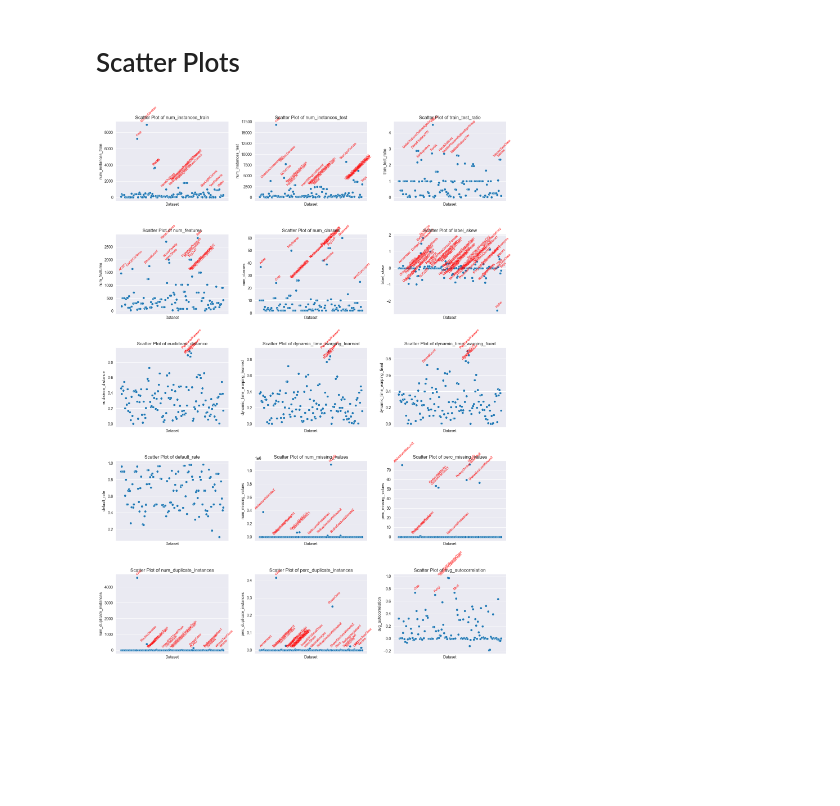
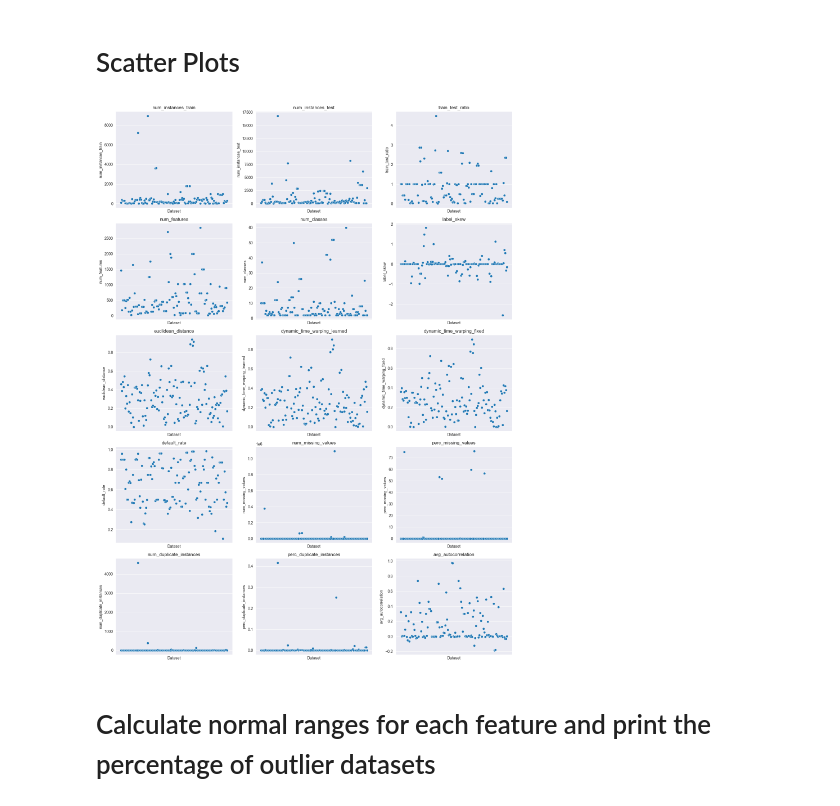
Before and after one commit to VakZok/DatasetQualityEvaluationCriteria, a Jupyter notebook: analyseDatasets.ipynb, the cells around one changed output. Cells and saved outputs as stored; diff of their text form; code cells hidden in the pictures; blank space fills up the shorter version.

```diff
--- a/analyseDatasets.ipynb
+++ b/analyseDatasets.ipynb
@@ -100,7 +101,7 @@ axes = axes.flatten()
 # Plot histograms for each feature in subplots
 for i, feature in enumerate(feature_columns):
     axes[i].hist(df[feature], bins=20, color='skyblue', edgecolor='black')
-    axes[i].set_title(f'Histogram of {feature}')
+    axes[i].set_title(f'{feature}')
     axes[i].set_xlabel(feature)
     axes[i].set_ylabel('num_datasets')
     axes[i].yaxis.set_major_locator(plt.MaxNLocator(integer=True))  # Set y-axis ticks to integers
@@ -125,10 +126,6 @@ for i, column in enumerate(feature_columns, 1):
     IQR = Q3 - Q1
     outliers = ((df[column] < (Q1 - 1.5 * IQR)) | (df[column] > (Q3 + 1.5 * IQR)))
 
-    # Annotate outliers with dataset names, rotated by 45 degrees
-    for dataset, value in zip(df.loc[outliers, 'dataset_name'], df.loc[outliers, column]):
-        ax.text(value, 0, dataset, ha='center', va='bottom', color='red', fontsize=8, rotation=45)
-
     plt.title(f'{column}')
 
 plt.tight_layout()
@@ -138,8 +135,6 @@ plt.show()
 # %% [markdown]
 # Scatter Plots
 # %%
-import math
-
 # Number of features (excluding the dataset_name column)
 num_features = len(df.columns) - 1
 
@@ -152,36 +147,34 @@ fig, axes = plt.subplots(nrows=num_rows, ncols=num_cols, figsize=(15, 4 * num_ro
 
 # Flatten the axes array to simplify indexing
 axes = axes.flatten()
 
 # Iterate through the features and create scatter plots
 for i, feature in enumerate(df.columns[1:]):  # Skip the dataset_name column
     ax = axes[i]
 
     # Create scatter plot
     sns.scatterplot(data=df, x='dataset_name', y=feature, ax=ax)
 
     # Identify outliers using the IQR method
     Q1 = df[feature].quantile(0.25)
     Q3 = df[feature].quantile(0.75)
     IQR = Q3 - Q1
     outliers = ((df[feature] < (Q1 - 1.5 * IQR)) | (df[feature] > (Q3 + 1.5 * IQR)))
 
-    # Annotate outliers with dataset names, closer to the dots
-    for dataset, value in zip(df.loc[outliers, 'dataset_name'], df.loc[outliers, feature]):
-        ax.annotate(dataset, xy=(dataset, value), xytext=(5, 5), textcoords='offset points', ha='center', va='bottom', color='red', fontsize=8, rotation=45)
-
     # Remove x-axis labels
     ax.set_xticks([])
     ax.set_xticklabels([])
 
     # Set x-axis label
     ax.set_xlabel('Dataset')
 
-    ax.set_title(f'Scatter Plot of {feature}')
+    ax.set_title(f'{feature}')
     ax.set_ylabel(feature)
 
 # Adjust layout for readability
 plt.tight_layout()
 plt.show()
 # %% [output]
-[figure, old version]
+[figure, new version]
+# %% [markdown]
+# Calculate normal ranges for each feature and print the percentage of outlier datasets
```
Also changed, not shown: parts of 6 cells of this notebook.
